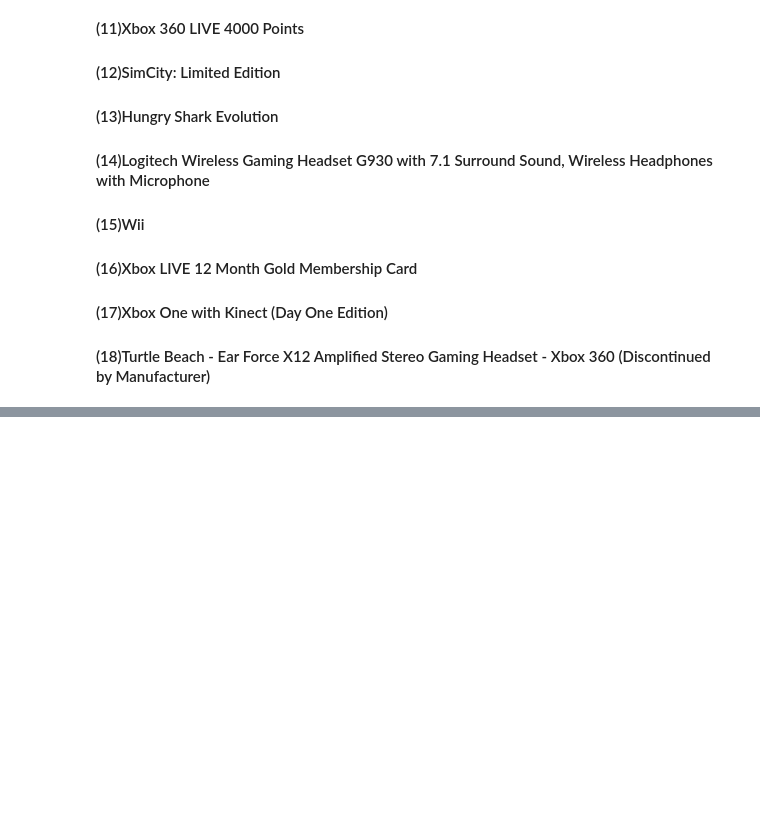
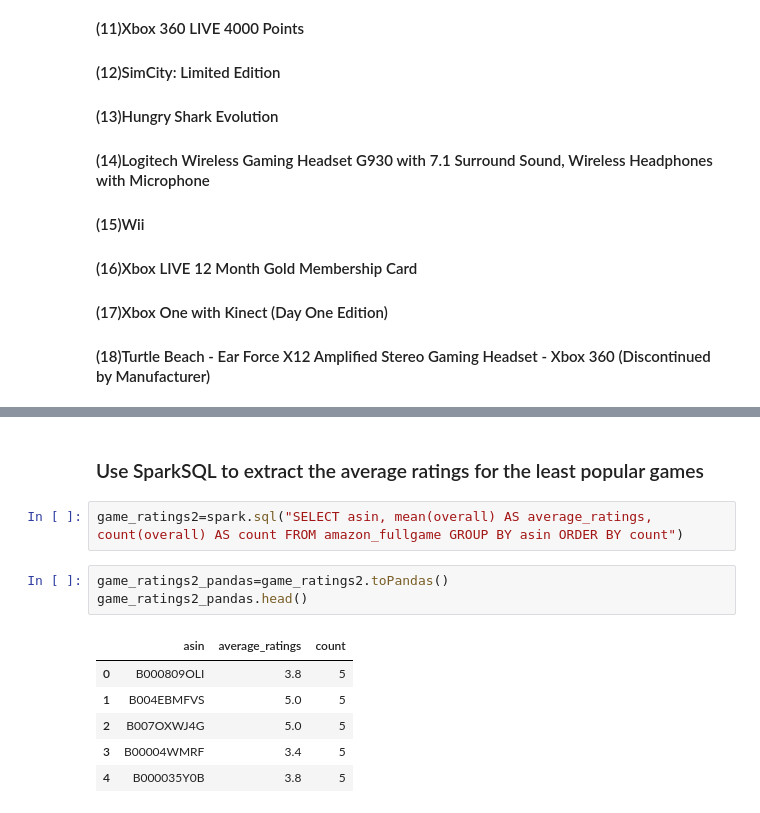
Before and after one commit to DylanJJH/502_Project, a Jupyter notebook: EDA twitch and amazon_game.ipynb, the cells around one changed output, grey strips where cells are left out. Cells and saved outputs as stored; diff of their text form; blank space fills up the shorter version.

```diff
--- a/EDA twitch and amazon_game.ipynb
+++ b/EDA twitch and amazon_game.ipynb
@@ -318,0 +352,14 @@ Name: count, dtype: int32
+# %% [markdown]
+### Use SparkSQL to extract the average ratings for the least popular games
+# %%
+game_ratings2=spark.sql("SELECT asin, mean(overall) AS average_ratings, count(overall) AS count FROM amazon_fullgame GROUP BY asin ORDER BY count")
+# %%
+game_ratings2_pandas=game_ratings2.toPandas()
+game_ratings2_pandas.head()
+# %% [output]
+|  | asin | average_ratings | count |
+| 0 | B000809OLI | 3.8 | 5 |
+| 1 | B004EBMFVS | 5.0 | 5 |
+| 2 | B007OXWJ4G | 5.0 | 5 |
+| 3 | B00004WMRF | 3.4 | 5 |
+| 4 | B000035Y0B | 3.8 | 5 |
```
Also changed, not shown: parts of 12 cells of this notebook.
